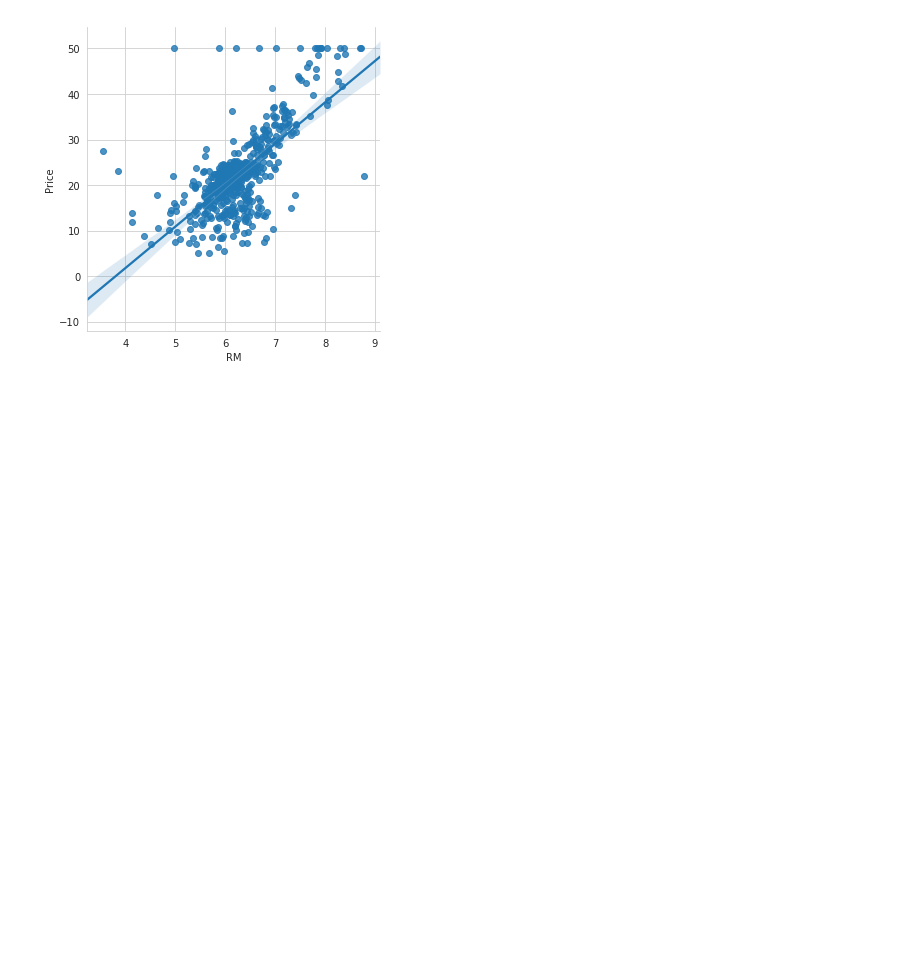
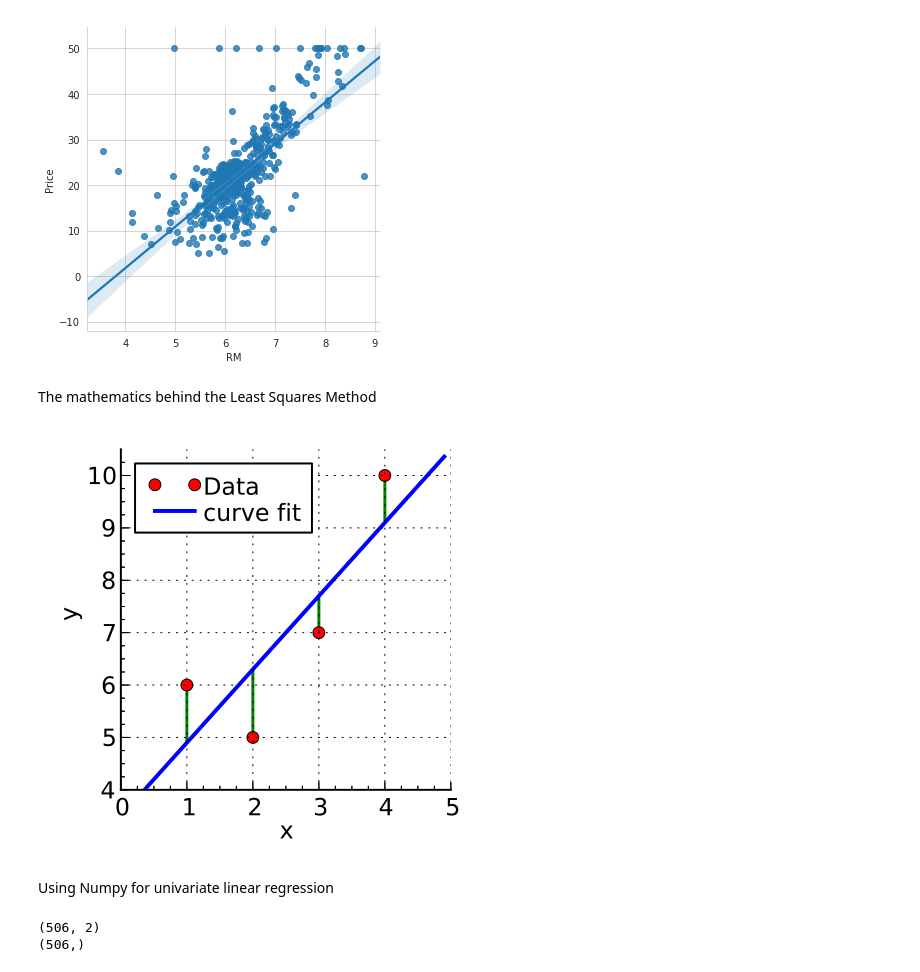
Before and after one commit to easypanda/Udemy, a Jupyter notebook: Python for Data Analysis and visualization/Supervised Learning - Linear Regression.ipynb, the cells around one changed output. Saved outputs shown, nothing was run; the diff lists cells and outputs as text; code cells hidden in the pictures; blank space fills up the shorter version.

```diff
--- a/Python for Data Analysis and visualization/Supervised Learning - Linear Regression.ipynb
+++ b/Python for Data Analysis and visualization/Supervised Learning - Linear Regression.ipynb
@@ -76,3 +76,13 @@ sns.lmplot("RM","Price",data=boston_df)
 # %% [output]
 <seaborn.axisgrid.FacetGrid at 0x...>
 [figure]
+# %% [markdown]
+The mathematics behind the Least Squares Method
+# %%
+from IPython.display import Image
+url = "https://upload.wikimedia.org/wikipedia/commons/thumb/b/b0/Linear_least_squares_example2.svg/440px-Linear_least_squares_example2.svg.png"
+Image(url)
+# %% [output]
+[figure, added]
+# %% [markdown]
+Using Numpy for univariate linear regression
@@ -78,0 +98,7 @@ sns.lmplot("RM","Price",data=boston_df)
+# %%
+print(X.shape)
+X
+print(Y.shape)
+# %% [output]
+(506, 2)
+(506,)
```
Also changed, not shown: parts of 23 cells of this notebook.
